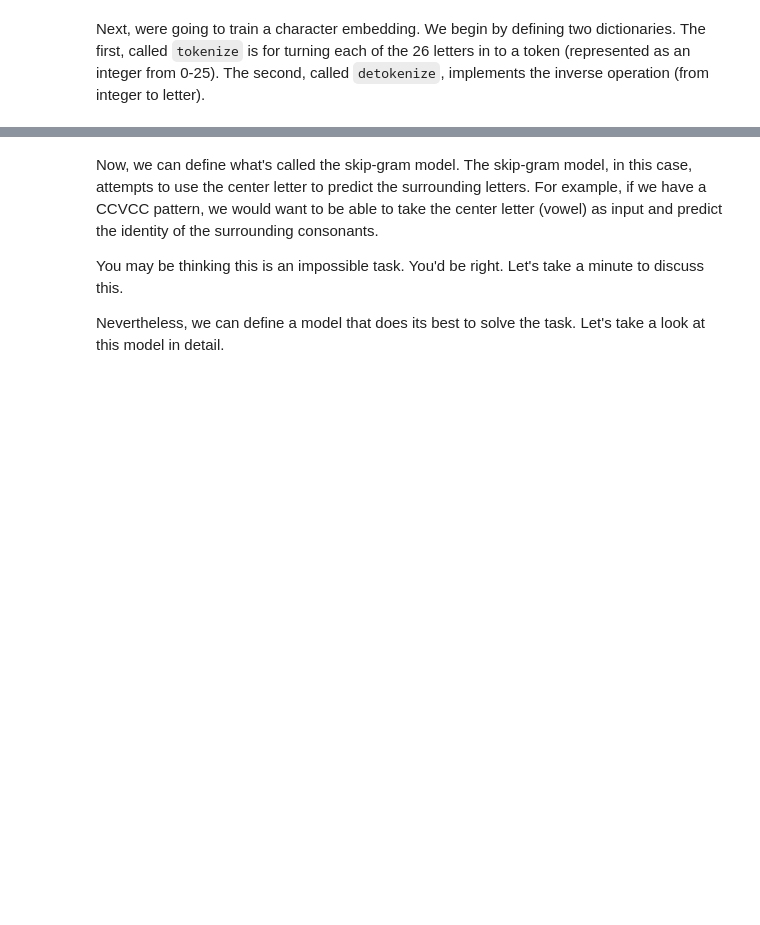
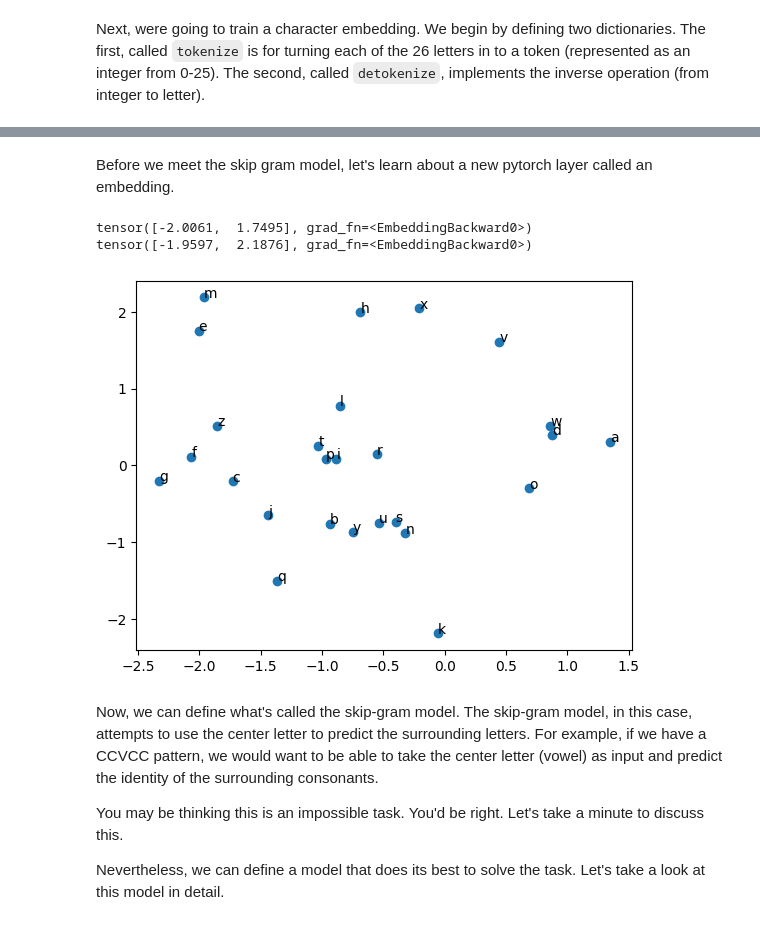
Before and after one commit to olinml2024/notebooks, a Jupyter notebook: ML24_Day13.ipynb, the cells around one changed output, grey strips where cells are left out. Saved outputs shown, nothing was run; the diff lists cells and outputs as text; code cells hidden in the pictures; blank space fills up the shorter version.

```diff
--- a/ML24_Day13.ipynb
+++ b/ML24_Day13.ipynb
@@ -50,4 +50,28 @@ print(detokenize[tokenize['a']])        # should get back to 'a'
 a
+# %% [markdown]
+Before we meet the skip gram model, let's learn about a new pytorch layer called an embedding.
+# %%
+from torch import nn
+import matplotlib.pyplot as plt
+
+emb = nn.Embedding(26, 2)
+print(emb(torch.tensor(0)))
+print(emb(torch.tensor(24)))
+
+def plot_letter_embeddings(embedded):
+    fig, ax = plt.subplots()
+    ax.scatter(embedded[:,0], embedded[:,1])
+    text = list(tokenize.keys())
+    for i in range(embedded.shape[0]):
+       ax.annotate(text[i], (embedded[i,0], embedded[i,1]))
+    plt.show()
+
+embedded = emb(torch.tensor(list(tokenize.values()))).detach().numpy()
+plot_letter_embeddings(embedded)
+# %% [output]
+tensor([-2.0061,  1.7495], grad_fn=<EmbeddingBackward0>)
+tensor([-1.9597,  2.1876], grad_fn=<EmbeddingBackward0>)
+[figure, added]
 # %% [markdown]
 Now, we can define what's called the skip-gram model.  The skip-gram model, in this case, attempts to use the center letter to predict the surrounding letters.  For example, if we have a CCVCC pattern, we would want to be able to take the center letter (vowel) as input and predict the identity of the surrounding consonants.
 
```
Also changed, not shown: parts of 8 cells of this notebook.
